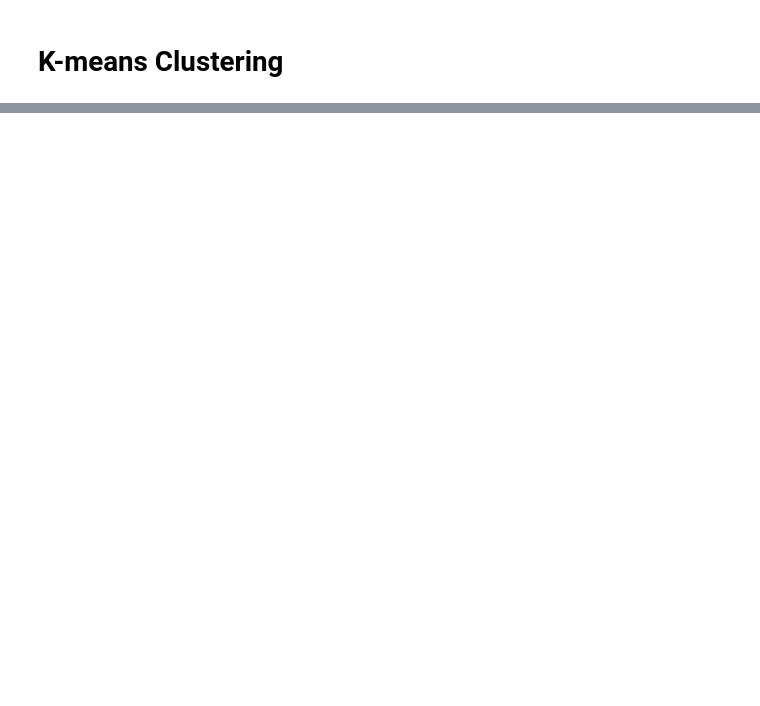
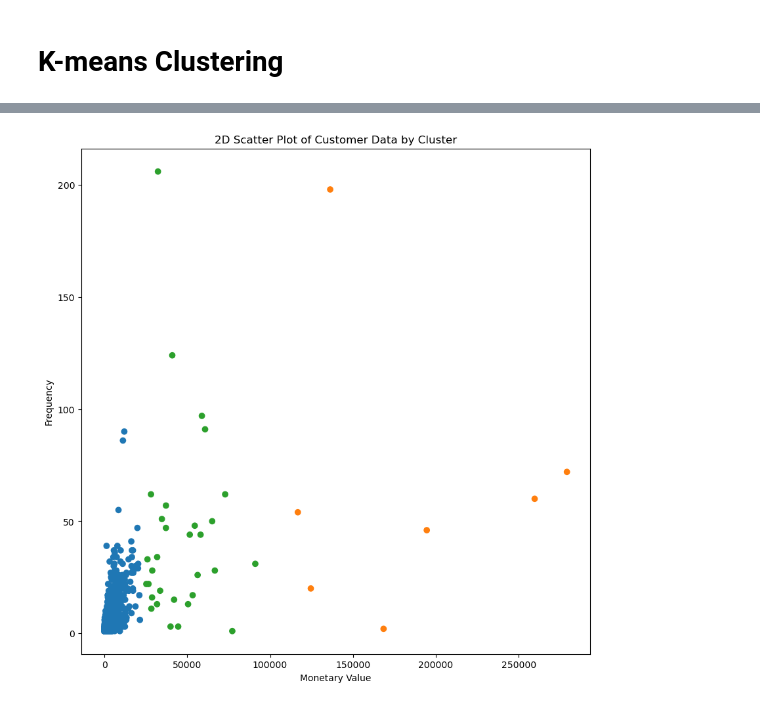
Before and after one commit to kamahTek/Machine-Learning, a Jupyter notebook: Unsupervised-Learning/Clustering/Online-Retail/index.ipynb, the cells around one changed output, grey strips where cells are left out. Saved outputs shown, nothing was run; the diff lists cells and outputs as text; code cells hidden in the pictures; blank space fills up the shorter version.

```diff
--- a/Unsupervised-Learning/Clustering/Online-Retail/index.ipynb
+++ b/Unsupervised-Learning/Clustering/Online-Retail/index.ipynb
@@ -648,0 +765,4 @@ plt.show()
+# %%
+aggregated_df['Clusters'] = cluster_labels
+
+aggregated_df
@@ -648,0 +783,23 @@ plt.show()
+# %%
+cluster_colors = {0: '#1f77b4',  # Blue
+                  1: '#ff7f0e',  # Orange
+                  2: '#2ca02c',  # Green
+                  3: '#d62728'}  # Red
+
+colors = aggregated_df['Clusters'].map(cluster_colors)
+
+fig, ax = plt.subplots(figsize=(10,10) )
+
+scatter = ax.scatter(aggregated_df['MonetaryValue'],
+                     aggregated_df['Frequency'],
+                     c=colors,  # Use mapped solid colors
+                     marker='o')
+
+ax.set_xlabel('Monetary Value')
+ax.set_ylabel('Frequency')
+
+ax.set_title('2D Scatter Plot of Customer Data by Cluster')
+
+plt.show()
+# %% [output]
+[figure, added]
```
Also changed, not shown: parts of 9 cells of this notebook.
